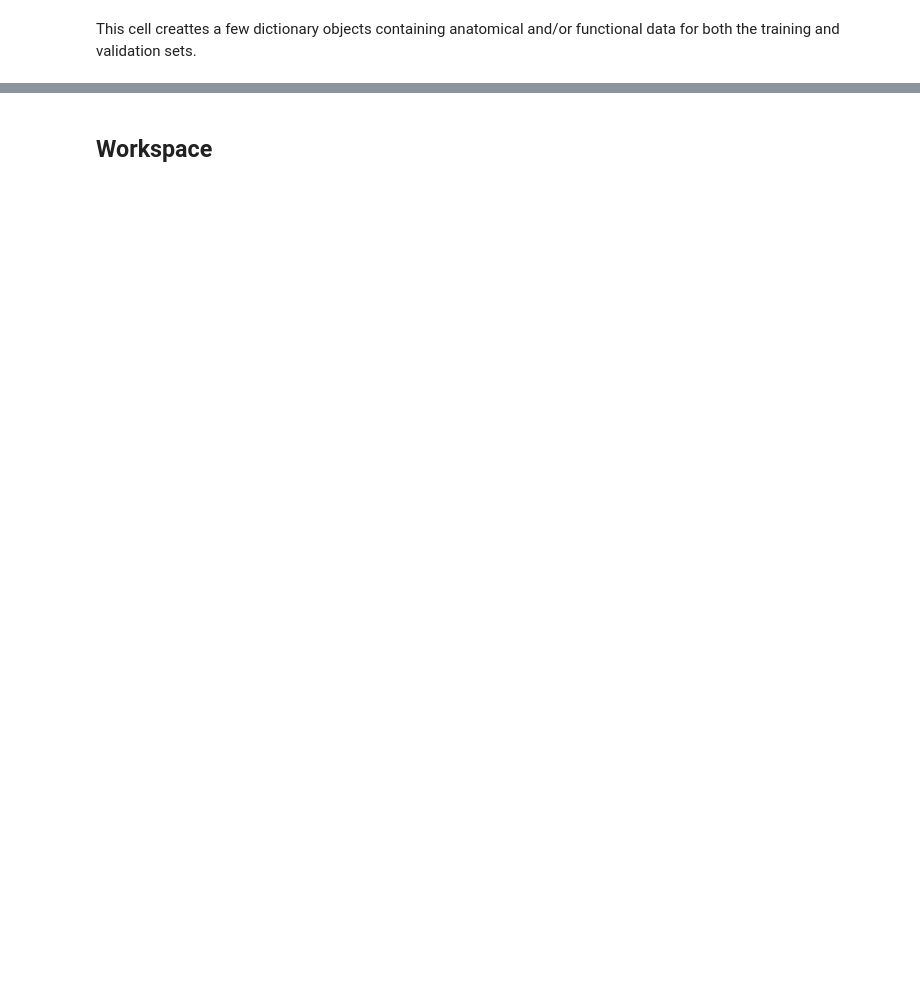
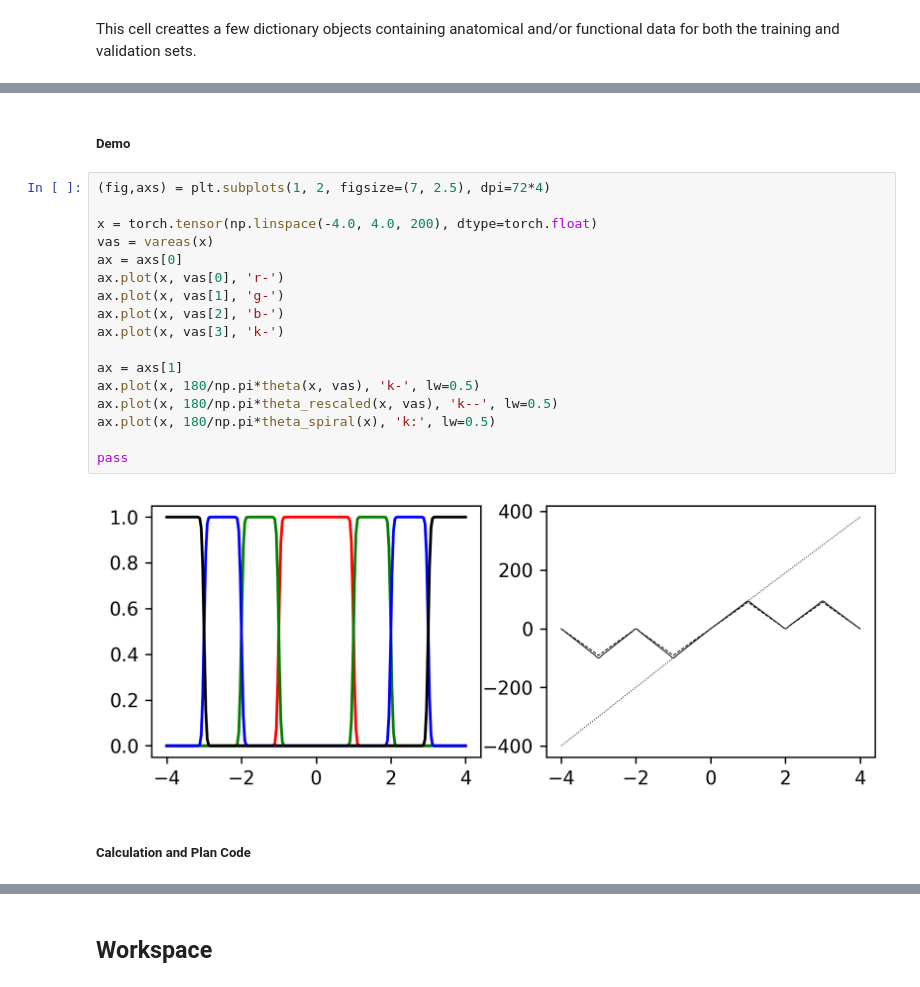
Before and after one commit to noahbenson/visual-autolabel, a Jupyter notebook: pytorch-unet/train_resnet.ipynb, the cells around one changed output, grey strips where cells are left out. Cells and saved outputs as stored; diff of their text form; blank space fills up the shorter version.

```diff
--- a/pytorch-unet/train_resnet.ipynb
+++ b/pytorch-unet/train_resnet.ipynb
@@ -650,0 +2407,23 @@ def plan_to_model(initmdl, mdlplan, logger=print, cache_path=None):
+# %% [markdown]
+##### Demo
+# %%
+(fig,axs) = plt.subplots(1, 2, figsize=(7, 2.5), dpi=72*4)
+
+x = torch.tensor(np.linspace(-4.0, 4.0, 200), dtype=torch.float)
+vas = vareas(x)
+ax = axs[0]
+ax.plot(x, vas[0], 'r-')
+ax.plot(x, vas[1], 'g-')
+ax.plot(x, vas[2], 'b-')
+ax.plot(x, vas[3], 'k-')
+
+ax = axs[1]
+ax.plot(x, 180/np.pi*theta(x, vas), 'k-', lw=0.5)
+ax.plot(x, 180/np.pi*theta_rescaled(x, vas), 'k--', lw=0.5)
+ax.plot(x, 180/np.pi*theta_spiral(x), 'k:', lw=0.5)
+
+pass
+# %% [output]
+[figure, added]
+# %% [markdown]
+##### Calculation and Plan Code
```
Also changed, not shown: parts of 140 cells of this notebook, 22 other files.
